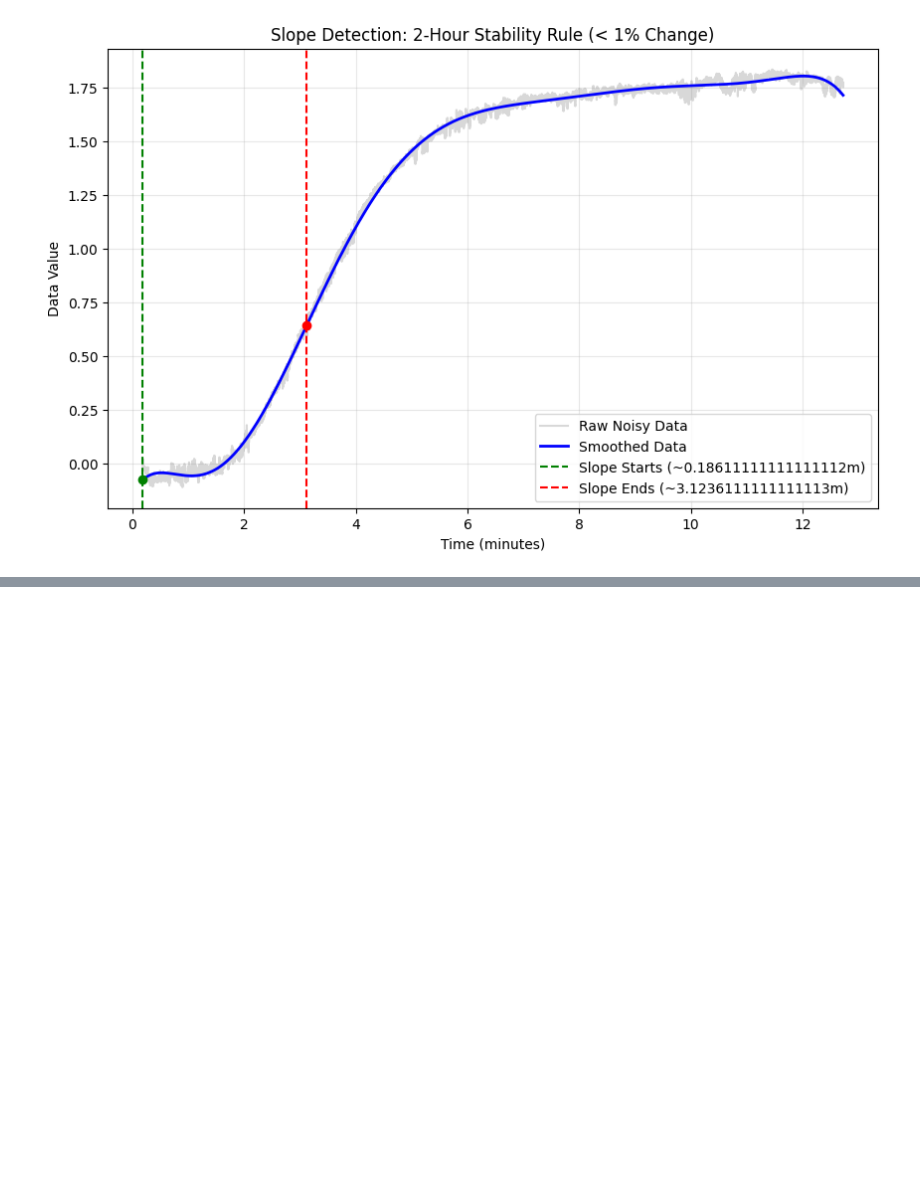
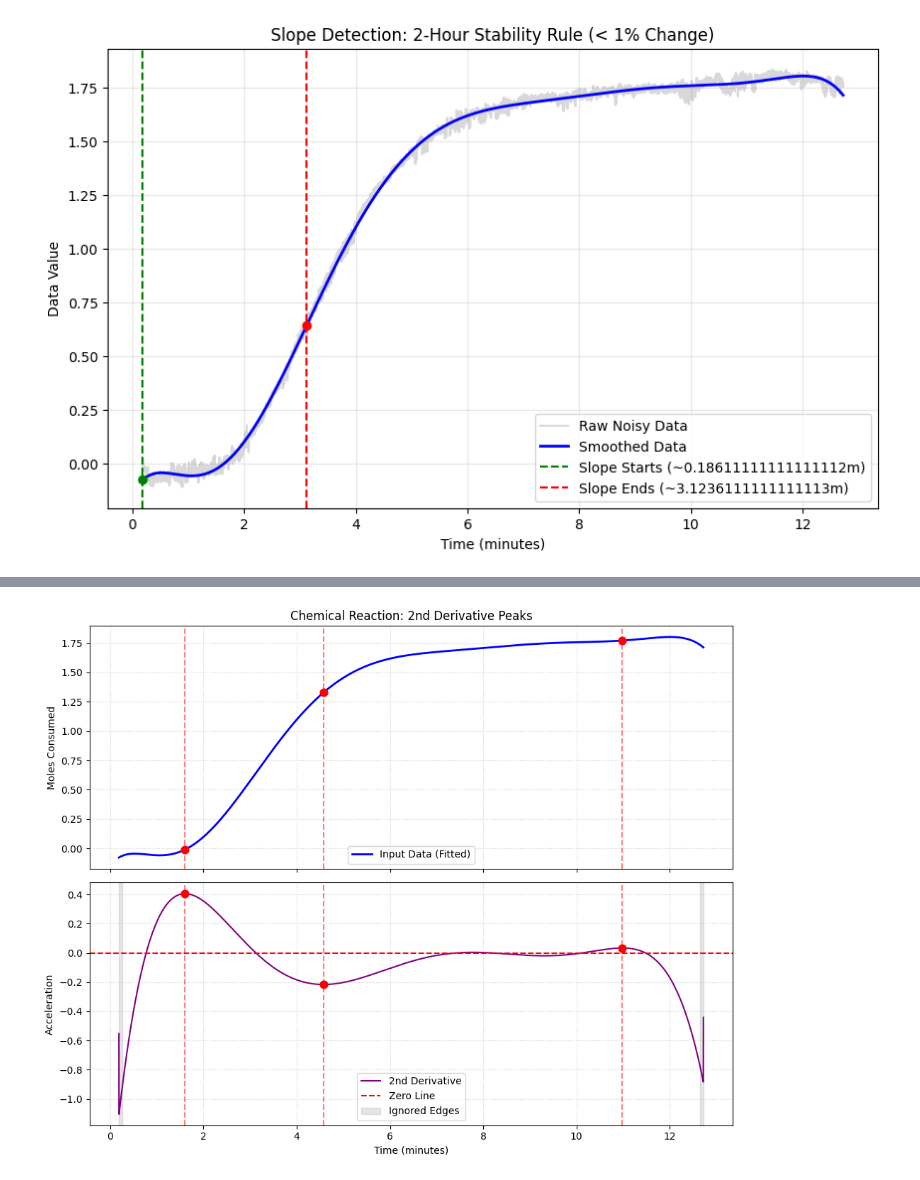
Before and after one commit to adavlasta/Impact-of-high-pressure-on-hydrogen-consumption-by-microbes, a Jupyter notebook: processing.ipynb, the cells around one changed output, grey strips where cells are left out. Drawn from its saved outputs; the diff is of its cells as text; code cells hidden in the pictures; blank space fills up the shorter version.

```diff
--- a/processing.ipynb
+++ b/processing.ipynb
@@ -461,0 +304,87 @@ Success! Filtered down to 6 valid inflection points.
+# %%
+import numpy as np
+import matplotlib.pyplot as plt
+from scipy.signal import find_peaks
+
+def find_second_derivative_peaks_raw(time, y, prominence_factor=0.1, edge_buffer=50):
+    """
+    Finds the significant peaks of the 2nd derivative on data without pre-smoothing.
+    - prominence_factor: Filters out tiny noise peaks based on max acceleration.
+    - edge_buffer: Number of points at the start and end to strictly ignore.
+    """
+    # 1. Calculate Derivatives directly on the input data
+    dy_dt = np.gradient(y, time)
+    d2y_dt2 = np.gradient(dy_dt, time)
+
+    # 2. Calculate dynamic prominence threshold
+    threshold = np.max(np.abs(d2y_dt2)) * prominence_factor
+
+    # 3. Find Positive and Negative Peaks
+    pos_peaks, _ = find_peaks(d2y_dt2, prominence=threshold)
+    neg_peaks, _ = find_peaks(-d2y_dt2, prominence=threshold)
+
+    # Combine and sort all peak indices chronologically
+    all_peaks = np.sort(np.concatenate((pos_peaks, neg_peaks)))
+
+    # 4. IGNORE THE BEGINNING AND END
+    # Keep only peaks that are strictly inside the safe middle zone
+    valid_mask = (all_peaks >= edge_buffer) & (all_peaks < (len(y) - edge_buffer))
+    filtered_peaks = all_peaks[valid_mask]
+
+    return filtered_peaks, d2y_dt2
+
+# --- Safe Plotting Block ---
+if __name__ == "__main__":
+    # Load your actual data arrays here
+    # Make sure 'time' and 'fitted_data1' are defined in your environment
+    x_data = time
+    y_data = fitted_data1
+
+    print("Calculating second derivative peaks on raw input...")
+
+    # Using an edge_buffer of 100 to ignore the first/last 100 points
+    valid_peaks, second_deriv = find_second_derivative_peaks_raw(
+        x_data, y_data, prominence_factor=0.1, edge_buffer=100
+    )
+
+    print(f"Success! Found {len(valid_peaks)} significant peaks (edges ignored).")
+
+    # Plotting
+    fig, (ax1, ax2) = plt.subplots(2, 1, figsize=(10, 8), sharex=True)
+
+    # Top Plot (Just the input data now, no smoothed line)
+    ax1.plot(x_data, y_data, color='blue', linewidth=2, label='Input Data (Fitted)')
+    ax1.set_title("Chemical Reaction: 2nd Derivative Peaks")
+    ax1.set_ylabel("Moles Consumed")
+    ax1.grid(True, linestyle=':', alpha=0.6)
+
+    # Bottom Plot
+    ax2.plot(x_data, second_deriv, color='purple', label='2nd Derivative')
+    ax2.axhline(0, color='red', linestyle='--', label='Zero Line')
+
+    # Shade the ignored edge regions on the bottom plot
+    ax2.axvspan(x_data[0], x_data[100], color='gray', alpha=0.2, label='Ignored Edges')
+    ax2.axvspan(x_data[-100], x_data[-1], color='gray', alpha=0.2)
+
+    ax2.set_xlabel("Time (minutes)")
+    ax2.set_ylabel("Acceleration")
+    ax2.grid(True, linestyle=':', alpha=0.6)
+
+    # Safely mark ONLY the valid peaks
+    if len(valid_peaks) > 0:
+        ax1.scatter(x_data[valid_peaks], y_data[valid_peaks], color='red', s=60, zorder=5)
+        ax2.scatter(x_data[valid_peaks], second_deriv[valid_peaks], color='red', s=60, zorder=5)
+
+        # Only draw vertical lines if there are fewer than 50
+        if len(valid_peaks) < 50:
+            for idx in valid_peaks:
+                ax1.axvline(x_data[idx], color='red', linestyle='--', alpha=0.5)
+                ax2.axvline(x_data[idx], color='red', linestyle='--', alpha=0.5)
+        else:
+            print("Warning: Too many points! Skipping vertical lines to prevent graph freezing.")
+
+    ax1.legend()
+    ax2.legend()
+    plt.tight_layout()
+    plt.show()
+# %% [output]
@@ -461,0 +393 @@ Success! Filtered down to 6 valid inflection points.
+[figure, added]
```
Also changed, not shown: parts of 8 cells of this notebook.
